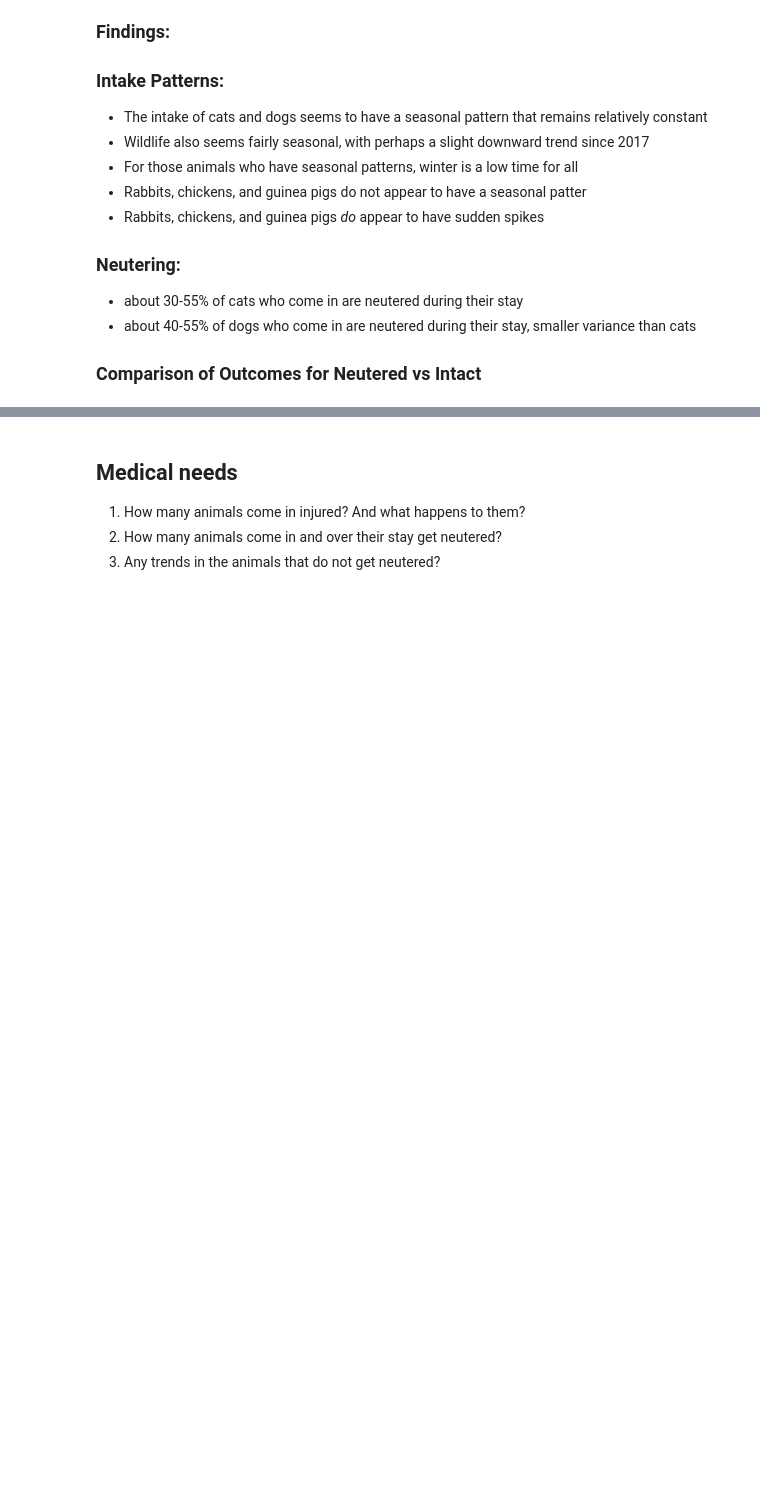
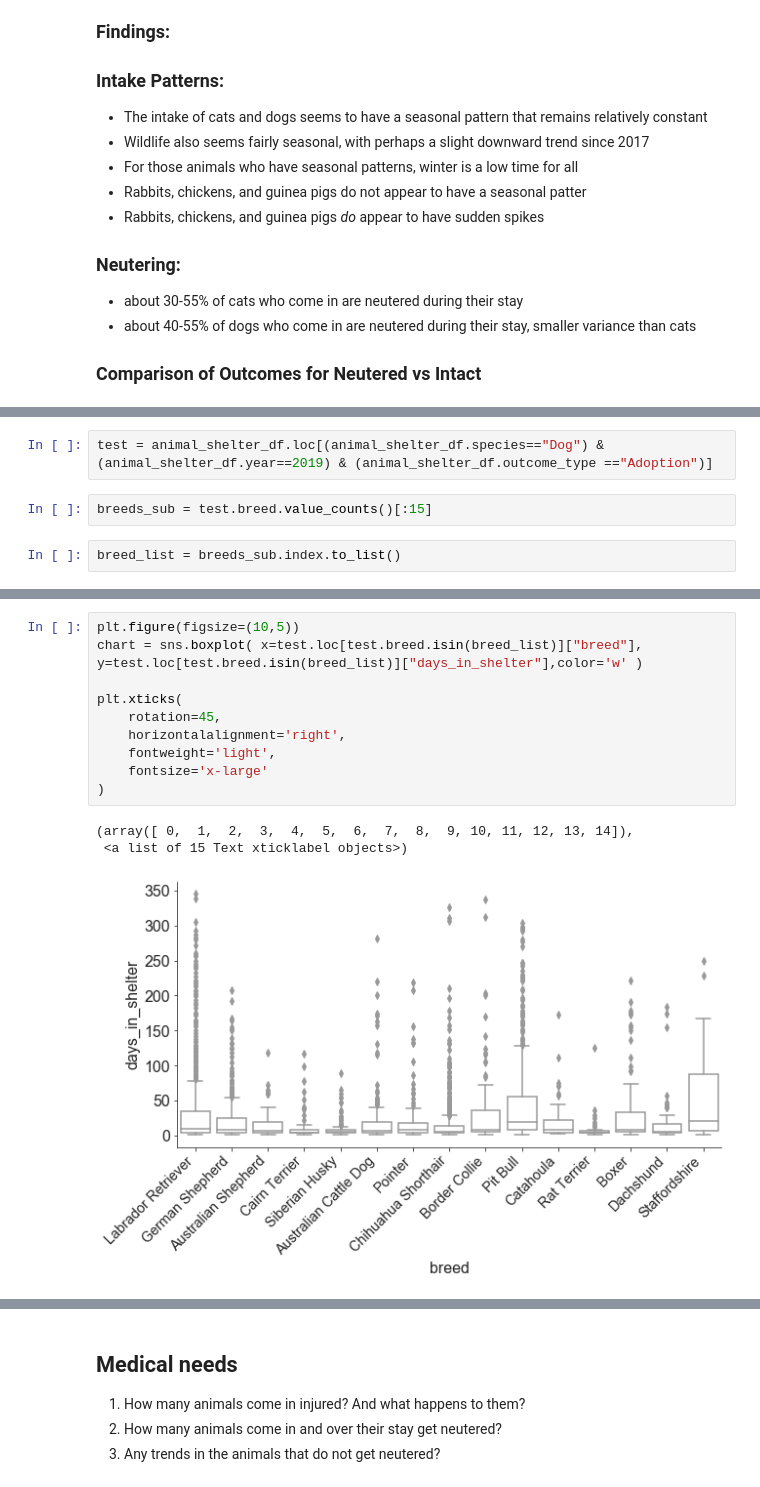
Before and after one commit to learn-co-curriculum/dsc-mod1-template, a Jupyter notebook: animal_shelter_needs_analysis.ipynb, the cells around one changed output, grey strips where cells are left out. Drawn from its saved outputs; the diff is of its cells as text; blank space fills up the shorter version.

Commit message:
adjust images and graphs

```diff
--- a/animal_shelter_needs_analysis.ipynb
+++ b/animal_shelter_needs_analysis.ipynb
@@ -238,0 +236,6 @@ viz_t.df_table_percents(compare_neuter_outcome, "Percent Outcome Type for Cats w
+# %%
+test = animal_shelter_df.loc[(animal_shelter_df.species=="Dog") &(animal_shelter_df.year==2019) & (animal_shelter_df.outcome_type =="Adoption")]
+# %%
+breeds_sub = test.breed.value_counts()[:15]
+# %%
+breed_list = breeds_sub.index.to_list()
@@ -238,0 +312,14 @@ viz_t.df_table_percents(compare_neuter_outcome, "Percent Outcome Type for Cats w
+# %%
+plt.figure(figsize=(10,5))
+chart = sns.boxplot( x=test.loc[test.breed.isin(breed_list)]["breed"], y=test.loc[test.breed.isin(breed_list)]["days_in_shelter"],color='w' )
+
+plt.xticks(
+    rotation=45,
+    horizontalalignment='right',
+    fontweight='light',
+    fontsize='x-large'
+)
+# %% [output]
+(array([ 0,  1,  2,  3,  4,  5,  6,  7,  8,  9, 10, 11, 12, 13, 14]),
+ <a list of 15 Text xticklabel objects>)
+[figure, added]
```
Also changed, not shown: parts of 14 cells of this notebook, 6 other files.
